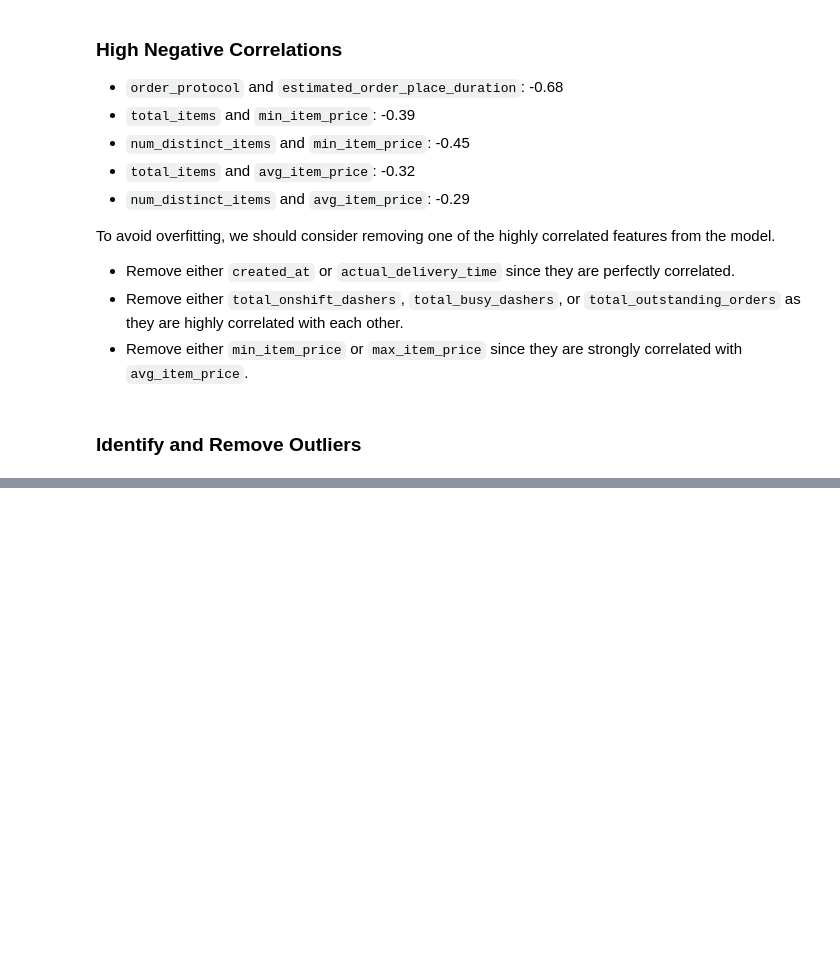
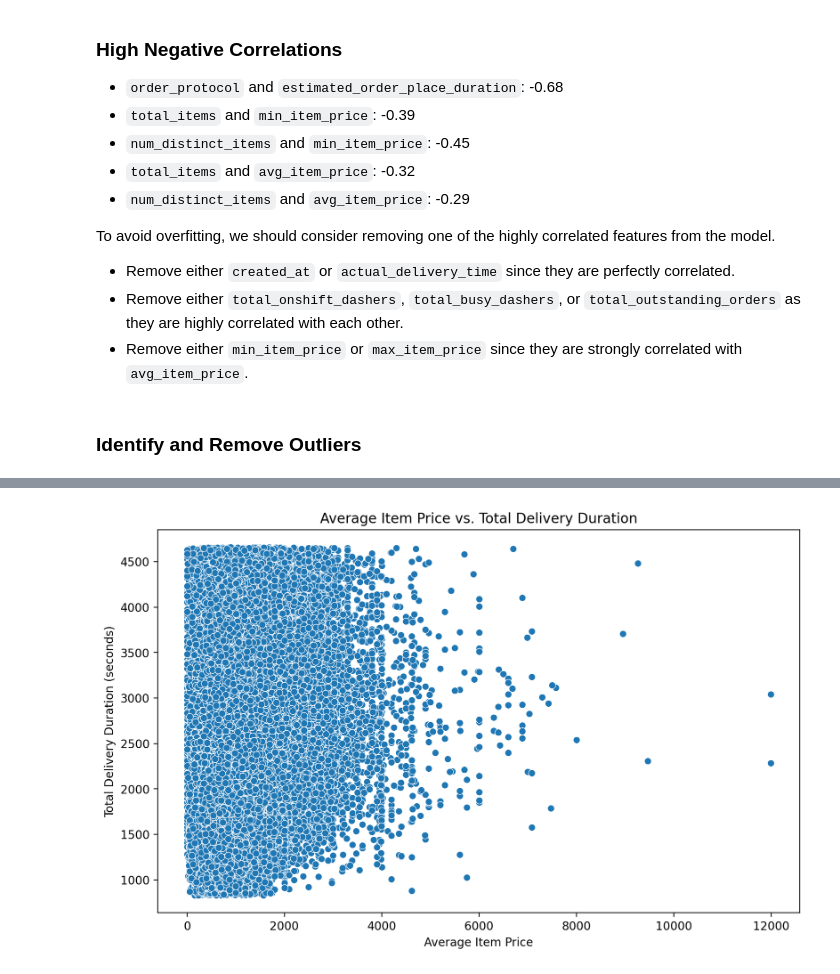
Before and after one commit to EligeBader/Delivery-Duration-Prediction, a Jupyter notebook: preprocessing.ipynb, the cells around one changed output, grey strips where cells are left out. Drawn from its saved outputs; the diff is of its cells as text; code cells hidden in the pictures; blank space fills up the shorter version.

```diff
--- a/preprocessing.ipynb
+++ b/preprocessing.ipynb
@@ -365,0 +357,37 @@ df_no_outliers = df[(df['total_delivery_duration_seconds'] >= lower_bound) & (df
+# %%
+
+class OutlierRemover(BaseEstimator, TransformerMixin):
+    def __init__(self, coef=1.5):
+        self.coef = coef
+
+    def fit(self, X, y=None):
+        return self
+
+    def transform(self, X):
+        Q1 = X['total_delivery_duration_seconds'].quantile(0.25)
+        Q3 = X['total_delivery_duration_seconds'].quantile(0.75)
+        IQR = Q3 - Q1
+        lower_bound = Q1 - self.coef * IQR
+        upper_bound = Q3 + self.coef * IQR
+        return X[(X['total_delivery_duration_seconds'] >= lower_bound) & (X['total_delivery_duration_seconds'] <= upper_bound)]
+
+# Custom scoring function
+def custom_score(X, y=None):
+    return X.shape[0]
+
+# Define the parameter grid
+param_grid = {'coef': [1.0, 1.5, 2.0, 2.5, 3.0]}
+
+# Initialize the GridSearchCV with custom scoring
+grid_search = GridSearchCV(OutlierRemover(), param_grid, cv=5, scoring=make_scorer(custom_score))
+
+# Fit the GridSearchCV
+grid_search.fit(df)
+
+# Get the best coefficient
+best_coef = grid_search.best_params_['coef']
+print(f"The best coefficient is: {best_coef}")
+
+# Apply the best coefficient to remove outliers
+outlier_remover = OutlierRemover(coef=best_coef)
+df_no_outliers = outlier_remover.transform(df)
@@ -382,3 +412,13 @@ df_no_outliers
+# %%
+# Scatter plot of average item price vs. total delivery duration
+plt.figure(figsize=(10, 6))
+sns.scatterplot(x='avg_item_price', y='total_delivery_duration_seconds', data=df_no_outliers)
+plt.title('Average Item Price vs. Total Delivery Duration')
+plt.xlabel('Average Item Price')
+plt.ylabel('Total Delivery Duration (seconds)')
+plt.show()
+# %% [output]
+[figure, added]
 # %%
 # Save Cleaned Data
 df_no_outliers.to_csv(data_path / 'cleaned_historical_data.csv', index=False)
```
Also changed, not shown: parts of 4 cells of this notebook.
